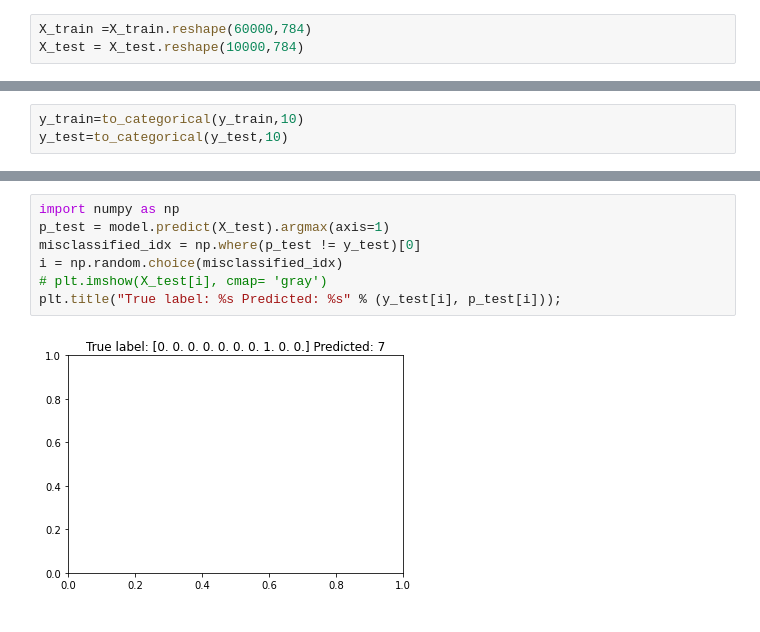
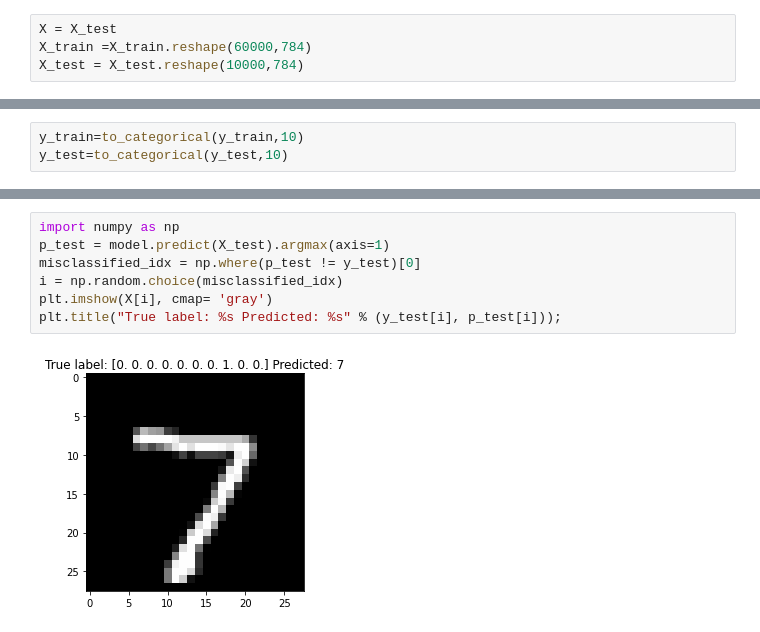
Before and after one commit to ninhgiaphuc-19146241/BT_AI, a Jupyter notebook: ANN_Mnist_19146241.ipynb, the cells around one changed output, grey strips where cells are left out. Saved outputs shown, nothing was run; the diff lists cells and outputs as text.

```diff
--- a/ANN_Mnist_19146241.ipynb
+++ b/ANN_Mnist_19146241.ipynb
@@ -21,6 +17,7 @@ plt.show()
 # %% [output]
 [figure]
 # %%
+X = X_test
 X_train =X_train.reshape(60000,784)
 X_test = X_test.reshape(10000,784)
 # %%
@@ -102,12 +99,12 @@ plt.legend(['train','validation'], loc = 'upper left')
 # %%
 import numpy as np
 p_test = model.predict(X_test).argmax(axis=1)
 misclassified_idx = np.where(p_test != y_test)[0]
 i = np.random.choice(misclassified_idx)
-# plt.imshow(X_test[i], cmap= 'gray')
+plt.imshow(X[i], cmap= 'gray')
 plt.title("True label: %s Predicted: %s" % (y_test[i], p_test[i]));
 # %% [output]
-[figure, old version]
+[figure, new version]
 # %%
 from google.colab import drive
 drive.mount('/content/drive')
```
Also changed, not shown: parts of 7 cells of this notebook.
